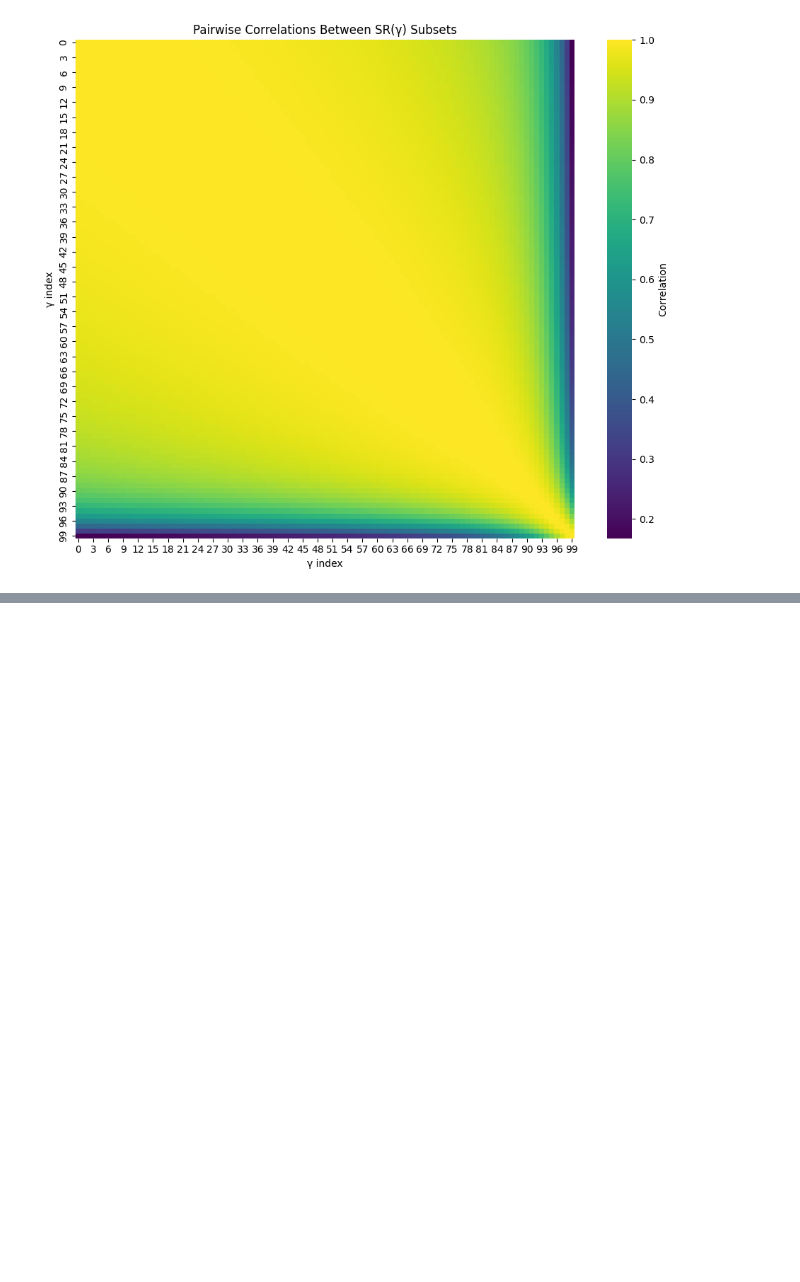
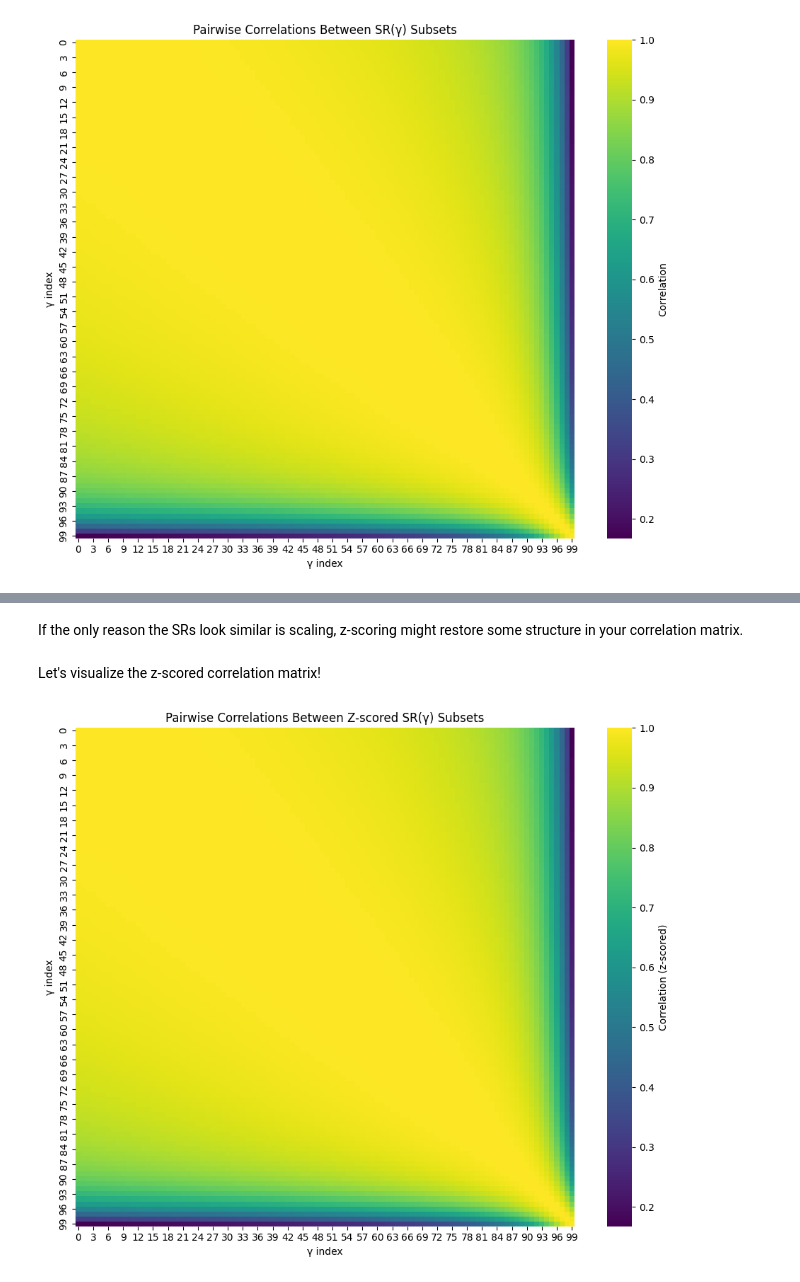
Before and after one commit to albey-code/hippoabstraction, a Jupyter notebook: parameter_recovery_(1).ipynb, the cells around one changed output, grey strips where cells are left out. Cells and saved outputs as stored; diff of their text form; code cells hidden in the pictures; blank space fills up the shorter version.

Commit message:
Add 100 x 100 z-scored correlation matrix

```diff
--- a/parameter_recovery_(1).ipynb
+++ b/parameter_recovery_(1).ipynb
@@ -121,0 +128,2 @@ plt.show()
+# %% [markdown]
+If the only reason the SRs look similar is scaling, z-scoring might restore some structure in your correlation matrix.
@@ -121,0 +132,9 @@ plt.show()
+# %%
+SR_vectors_z = [zscore(vec) for vec in SR_vectors]
+
+correlation_matrix_z = np.zeros((n, n))
+for i in range(n):
+    for j in range(n):
+        correlation_matrix_z[i, j] = np.corrcoef(SR_vectors_z[i], SR_vectors_z[j])[0, 1]
+# %% [markdown]
+Let's visualize the z-scored correlation matrix!
@@ -121,0 +144,10 @@ plt.show()
+# %%
+plt.figure(figsize=(10, 8))
+sns.heatmap(correlation_matrix_z, cmap="viridis", square=True, cbar_kws={'label': 'Correlation (z-scored)'})
+plt.title("Pairwise Correlations Between Z-scored SR(γ) Subsets")
+plt.xlabel("γ index")
+plt.ylabel("γ index")
+plt.tight_layout()
+plt.show()
+# %% [output]
+[figure, added]
```
Also changed, not shown: parts of 10 cells of this notebook.
